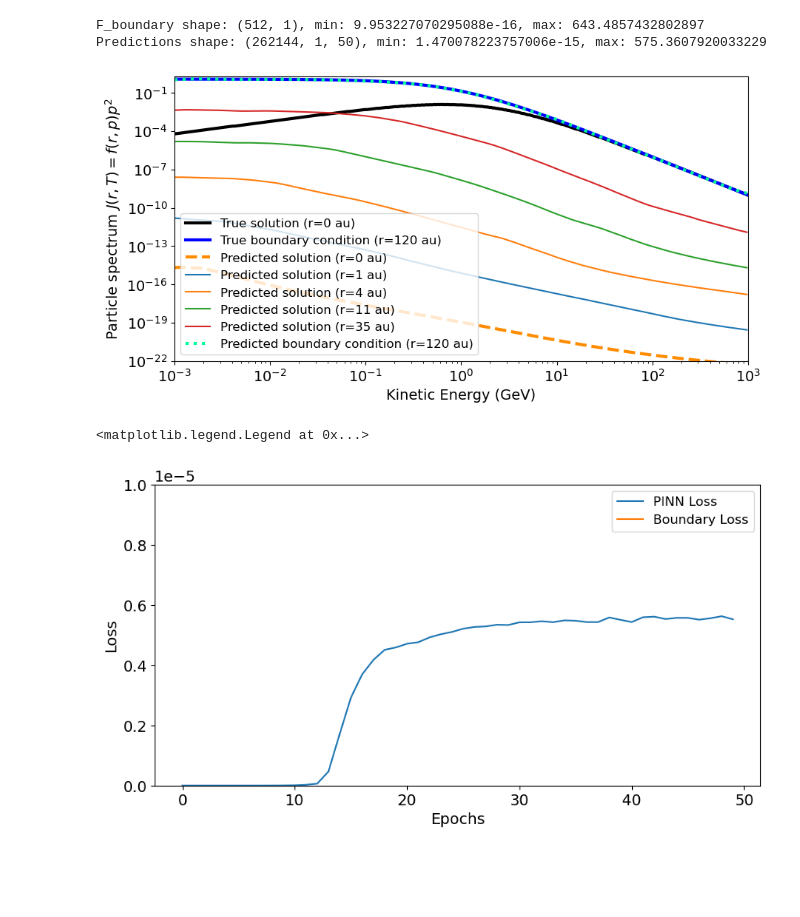
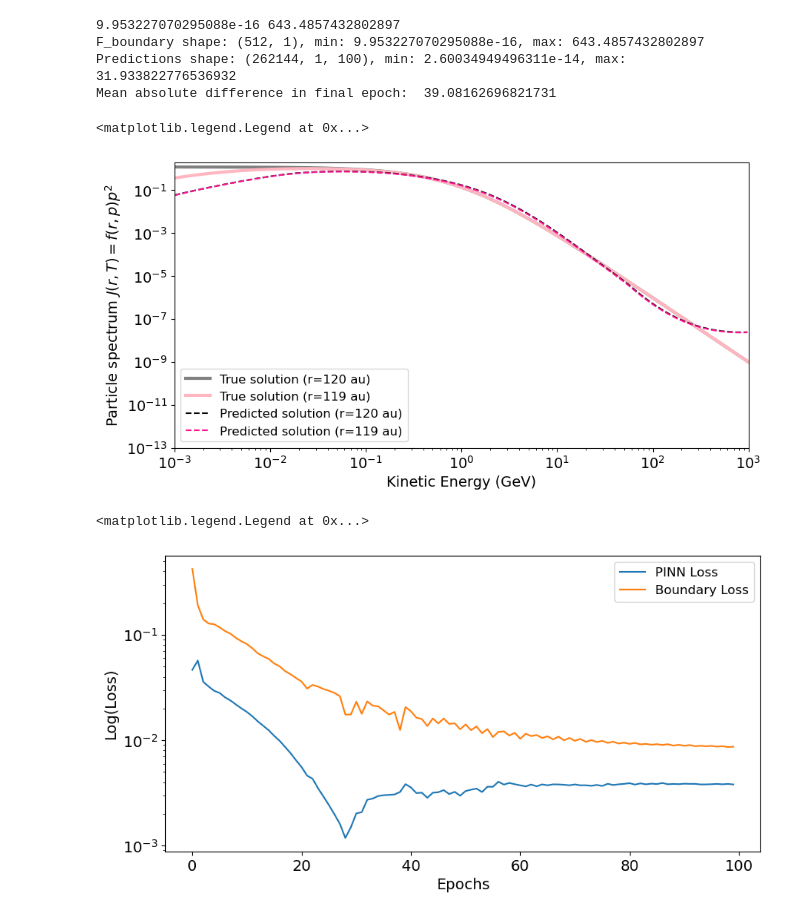
Before and after one commit to linneawolniewicz/pinns, a Jupyter notebook: sherpa/study/visualize.ipynb, the cells around one changed output. Drawn from its saved outputs; the diff is of its cells as text; code cells hidden in the pictures; blank space fills up the shorter version.

```diff
--- a/sherpa/study/visualize.ipynb
+++ b/sherpa/study/visualize.ipynb
@@ -14,15 +15,16 @@ DATA_PATH = os.path.abspath(os.path.join(CURRENT_PATH, "..", "..", "data"))
 # %%
-trial_id = 10
-n_run = 200
+filename = '_alphaScheduleChangeSamplingChangeActivationChangeSamples'
+trial_id = 2
+n_run = 1000
 
 # Load PINN outputs
-with open('./pickles/pinn_loss_sherpa_' + str(n_run) + '_trial_id_' + str(trial_id) + '.pkl', 'rb') as file:
+with open('./pickles/pinn_loss_sherpa_' + str(n_run) + '_trial_id_' + str(trial_id) + filename + '.pkl', 'rb') as file:
     pinn_loss = pkl.load(file)
 
-with open('pickles/boundary_loss_sherpa_' + str(n_run) + '_trial_id_' + str(trial_id) + '.pkl', 'rb') as file:
+with open('pickles/boundary_loss_sherpa_' + str(n_run) + '_trial_id_' + str(trial_id) + filename + '.pkl', 'rb') as file:
     boundary_loss = pkl.load(file)
 
-with open('pickles/predictions_sherpa_' + str(n_run) + '_trial_id_' + str(trial_id) + '.pkl', 'rb') as file:
+with open('pickles/predictions_sherpa_' + str(n_run) + '_trial_id_' + str(trial_id) + filename + '.pkl', 'rb') as file:
     predictions = pkl.load(file)
 
 with open(DATA_PATH + '/f_boundary.pkl', 'rb') as file:
@@ -47,4 +44,14 @@ predictions = np.exp((predictions*np.abs(f_bound[1]-f_bound[0])) + f_bound[0])
 # %%
+# If many epochs, can only exponentiate some of the predictions
+# predictions = predictions[:, :, -100:]
+
+# Scale prediction and f_boundary back to real space
+f_bound = np.array([-34.54346331847909, 6.466899920699378], dtype='float32')
+f_boundary = np.exp((f_boundary*np.abs(f_bound[1]-f_bound[0])) + f_bound[0])
+predictions = np.exp((predictions*np.abs(f_bound[1]-f_bound[0])) + f_bound[0])
+
+print(np.min(f_boundary), np.max(f_boundary))
+
 # Get properties
 size = int(np.sqrt(predictions.shape[0]))
 epochs = int(predictions.shape[2])
@@ -52,45 +59,55 @@ epochs = int(predictions.shape[2])
 # Check data
 print(f'F_boundary shape: {f_boundary.shape}, min: {np.min(f_boundary)}, max: {np.max(f_boundary)}')
 print(f'Predictions shape: {predictions.shape}, min: {np.min(predictions[:, :, -1].reshape((size, size))[-1, :-1])}, max: {np.max(predictions[:, :, -1].reshape((size, size))[-1, :-1])}')
+print("Mean absolute difference in final epoch: ", np.mean(np.abs(predictions[:, :, -1].reshape((size, size))[-1, :] - f_boundary[:, 0])))
+# print("Final epoch prediction values for 120 AU and final 10 p values:", predictions[:, :, -1].reshape((size, size))[-1, -10:])
 # %% [output]
+9.953227070295088e-16 643.4857432802897
 F_boundary shape: (512, 1), min: 9.953227070295088e-16, max: 643.4857432802897
-Predictions shape: (262144, 1, 50), min: 1.470078223757006e-15, max: 575.3607920033229
+Predictions shape: (262144, 1, 100), min: 2.60034949496311e-14, max: 31.933822776536932
+Mean absolute difference in final epoch:  39.08162696821731
 # %%
 # Plot J(r, T)
 fig, ax = plt.subplots(figsize=(10, 5))
 
-ax.loglog(T, J[0, :], label=f'True solution (r={r[0, 0]/150e6:.0f} au)', c='k', lw='3')
-ax.loglog(T, J[-1, :], label=f'True boundary condition (r={r[-1, 0]/150e6:.0f} au)', c='blue', lw='3')
-ax.loglog(T[:-1], np.expand_dims(predictions[:, :, -1].reshape((size, size))[0, :-1], axis=1)*(p[:-1]**2), label=f'Predicted solution (r={r[0, 0]/150e6:.0f} au)', c='darkorange', lw='3', ls='--')
-ax.loglog(T[:-1], np.expand_dims(predictions[:, :, -1].reshape((size, size))[100, :-1], axis=1)*(p[:-1]**2), label=f'Predicted solution (r={r[100, 0]/150e6:.0f} au)')
-ax.loglog(T[:-1], np.expand_dims(predictions[:, :, -1].reshape((size, size))[200, :-1], axis=1)*(p[:-1]**2), label=f'Predicted solution (r={r[200, 0]/150e6:.0f} au)')
-ax.loglog(T[:-1], np.expand_dims(predictions[:, :, -1].reshape((size, size))[300, :-1], axis=1)*(p[:-1]**2), label=f'Predicted solution (r={r[300, 0]/150e6:.0f} au)')
-ax.loglog(T[:-1], np.expand_dims(predictions[:, :, -1].reshape((size, size))[400, :-1], axis=1)*(p[:-1]**2), label=f'Predicted solution (r={r[400, 0]/150e6:.0f} au)')
-ax.loglog(T[:-1], np.expand_dims(predictions[:, :, -1].reshape((size, size))[-1, :-1], axis=1)*(p[:-1]**2), label=f'Predicted boundary condition (r={r[-1, 0]/150e6:.0f} au)', c='mediumspringgreen', lw='3', ls=':')
+ax.loglog(T, J[-1, :], label=f'True solution (r={r[-1, 0]/150e6:.0f} au)', lw='3', c='gray')
+ax.loglog(T, J[-2, :], label=f'True solution (r={r[-2, 0]/150e6:.0f} au)', lw='3', c='lightpink')
+# ax.loglog(T, J[500, :], label=f'True solution (r={r[500, 0]/150e6:.0f} au)', lw='3', c='lightpink')
+# ax.loglog(T, J[400, :], label=f'True solution (r={r[400, 0]/150e6:.0f} au)', lw='3', c='lightgreen')
+# ax.loglog(T, J[0, :], label=f'True solution (r={r[0, 0]/150e6:.1f} au)', lw='3', c='dodgerblue')
+
+ax.loglog(T[:-1], np.expand_dims(predictions[:, :, -1].reshape((size, size))[-1, :-1], axis=1)*(p[:-1]**2), label=f'Predicted solution (r={r[-1, 0]/150e6:.0f} au)', ls='--', c='black')
+ax.loglog(T[:-1], np.expand_dims(predictions[:, :, -1].reshape((size, size))[-2, :-1], axis=1)*(p[:-1]**2), label=f'Predicted solution (r={r[-2, 0]/150e6:.0f} au)', ls='--', c='deeppink')
+# ax.loglog(T[:-1], np.expand_dims(predictions[:, :, -1].reshape((size, size))[500, :-1], axis=1)*(p[:-1]**2), label=f'Predicted solution (r={r[500, 0]/150e6:.0f} au)', ls='--', c='deeppink')
+# ax.loglog(T[:-1], np.expand_dims(predictions[:, :, -1].reshape((size, size))[400, :-1], axis=1)*(p[:-1]**2), label=f'Predicted solution (r={r[400, 0]/150e6:.0f} au)', ls='--', c='green')
+# ax.loglog(T[:-1], np.expand_dims(predictions[:, :, -1].reshape((size, size))[0, :-1], axis=1)*(p[:-1]**2), label=f'Predicted solution (r={r[0, 0]/150e6:.1f} au)', ls='--', c='mediumblue')
+
 
 ax.set_xlabel("Kinetic Energy (GeV)")
 ax.set_ylabel("Particle spectrum $J(r, T) = f(r, p) p^2$")
 ax.set_xlim(1e-3, 1e3)
-ax.set_ylim(1e-22, 2e0)
+ax.set_ylim(1e-13, 2e0)
 ax.legend(prop={'size': 12})
 
-plt.savefig('prediction.png')
+# plt.savefig('prediction.png')
 # %% [output]
+<matplotlib.legend.Legend at 0x...>
-[figure, old version]
+[figure, new version]
 # %%
 # Plot loss
 fig = plt.figure(figsize=(10, 5))
 
 plt.plot(pinn_loss, label='PINN Loss')
 plt.plot(boundary_loss, label='Boundary Loss')
 
-plt.ylim(0, 1e-5)
+plt.yscale('log')
 plt.xlabel('Epochs')
-plt.ylabel('Loss')
+plt.ylabel('Log(Loss)')
 plt.legend(prop={'size': 12})
+# plt.savefig("loss.png")
 # %% [output]
 <matplotlib.legend.Legend at 0x...>
-[figure, old version]
+[figure, new version]
 # %%
 # Visualize J(r, T) over the epochs
 for i in range(epochs):
```
Also changed, not shown: parts of 4 cells of this notebook, 11 other files.
